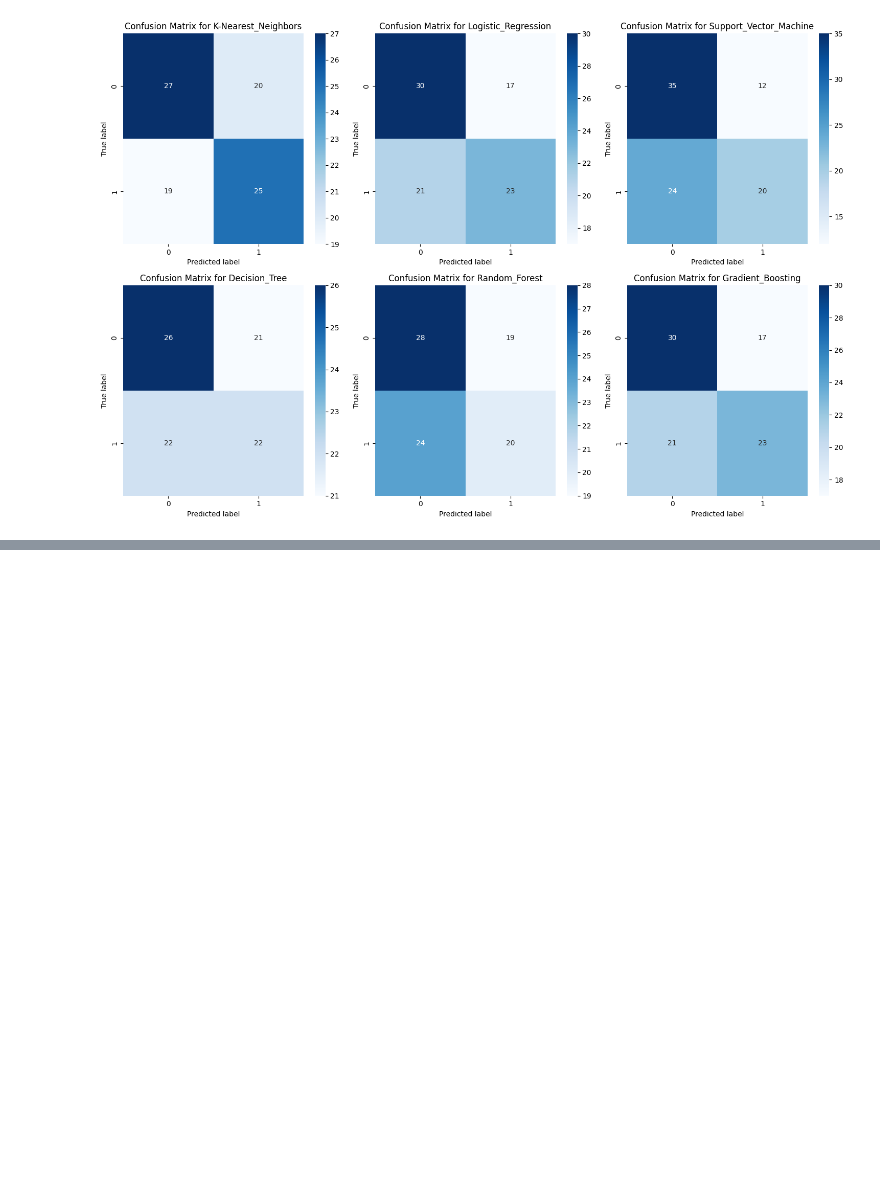
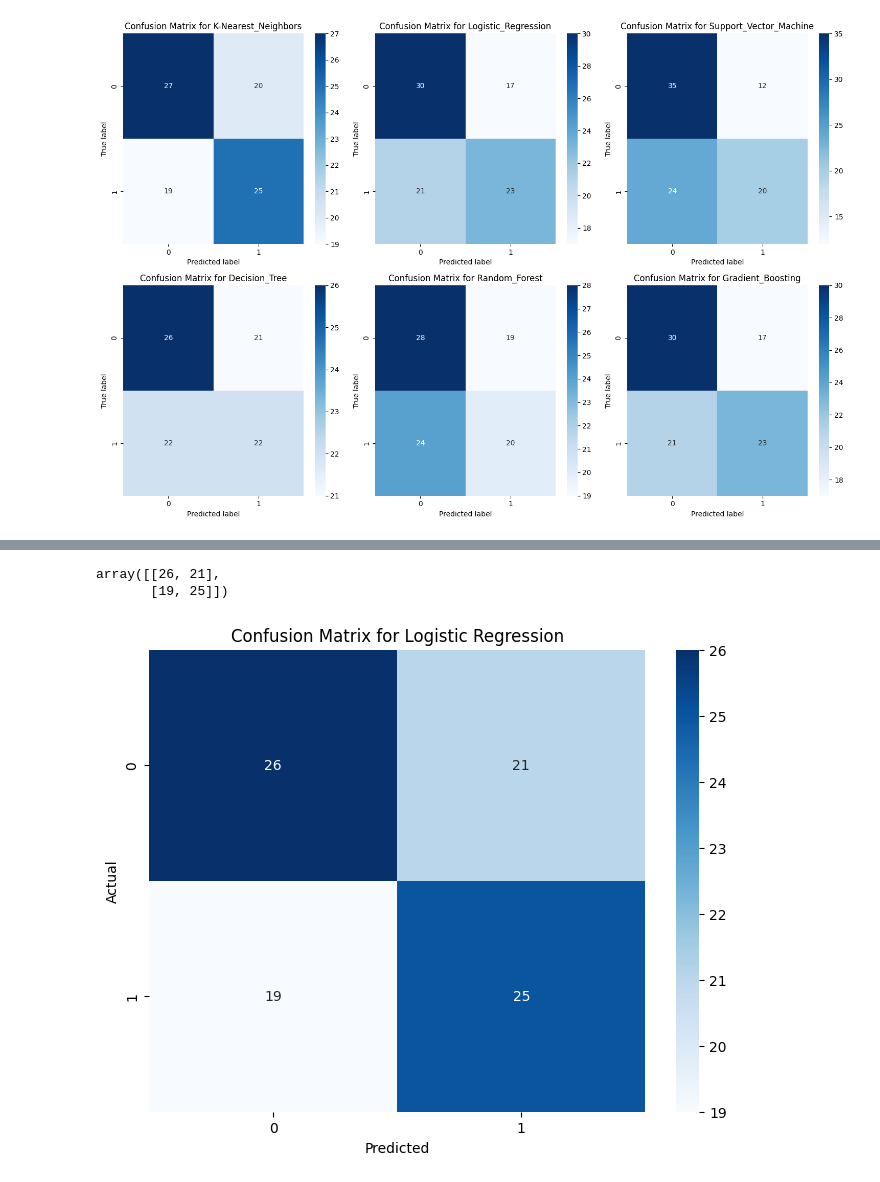
Before and after one commit to AndyMortey/Employee-Attrition-Predictor, a Jupyter notebook: notebook.ipynb, the cells around one changed output, grey strips where cells are left out. Cells and saved outputs as stored; diff of their text form; code cells hidden in the pictures; blank space fills up the shorter version.

```diff
--- a/notebook.ipynb
+++ b/notebook.ipynb
@@ -694,0 +888,4 @@ plt.show()
+# %%
+#Preview the logistic regression pipeline
+LogisticRegression_pipeline = all_pipelines['Logistic_Regression']
+LogisticRegression_pipeline
@@ -695,2 +910,32 @@ plt.show()
+# %%
+# Best threshold
+LR_threshold = 0.46
+
+# Predict probabilities
+y_pred_proba = LogisticRegression_pipeline.predict_proba(X_eval)[:, 1]
+
+# Make predictions based on the threshold
+predictions = (y_pred_proba > LR_threshold).astype(int)
+
+# Compute confusion matrix
+LR_threshold_matrix = confusion_matrix(y_eval_encoded, predictions)
+
+# Saving the best model and threshold in variables
+best_logistic_regression_model = LogisticRegression_pipeline
+best_LR_threshold = LR_threshold
+LR_threshold_matrix
+# %% [output]
+array([[26, 21],
+       [19, 25]])
+# %%
+# Plot confusion matrix as a heatmap
+plt.figure(figsize=(8, 6))
+sns.heatmap(LR_threshold_matrix, annot=True, fmt='d', cmap='Blues')
+plt.title('Confusion Matrix for Logistic Regression')
+plt.xlabel('Predicted')
+plt.ylabel('Actual')
+plt.show()
+# %% [output]
+[figure, added]
 # %%
 # %% [output]
```
Also changed, not shown: parts of 24 cells of this notebook.
